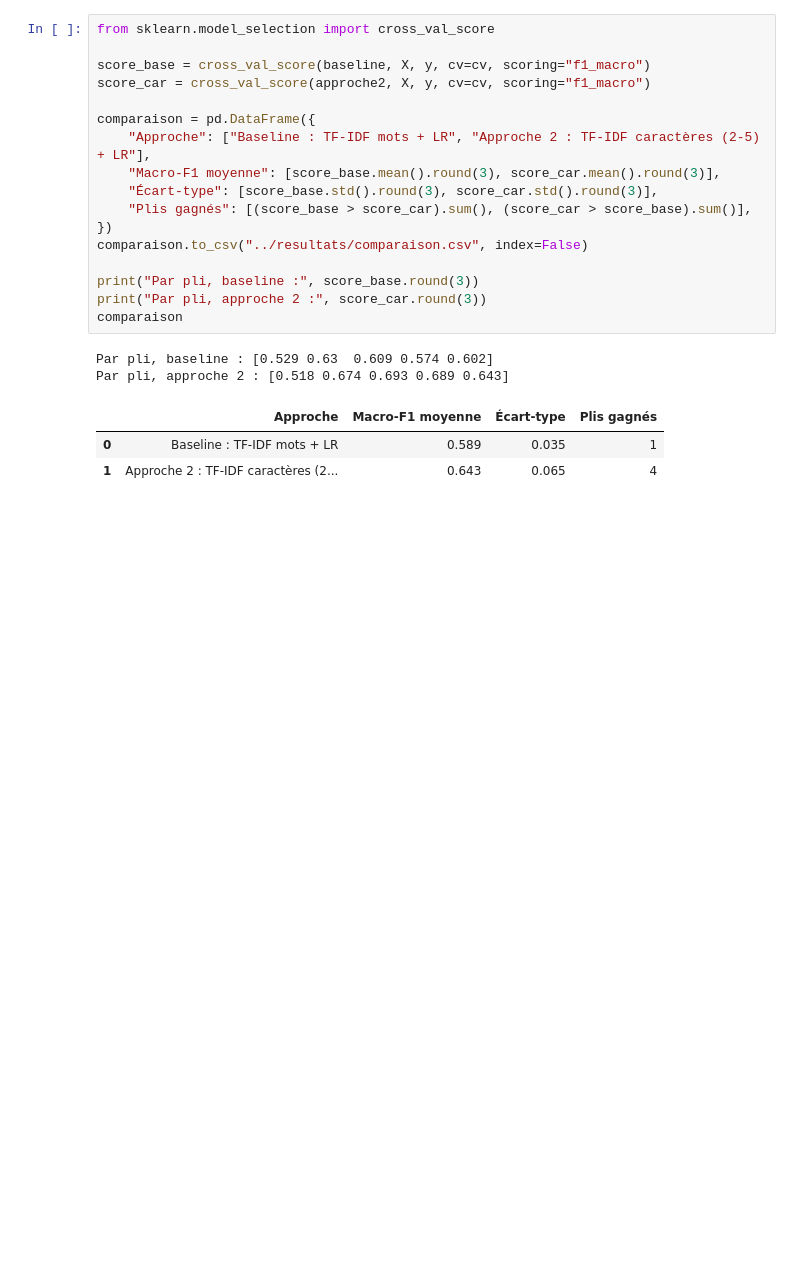
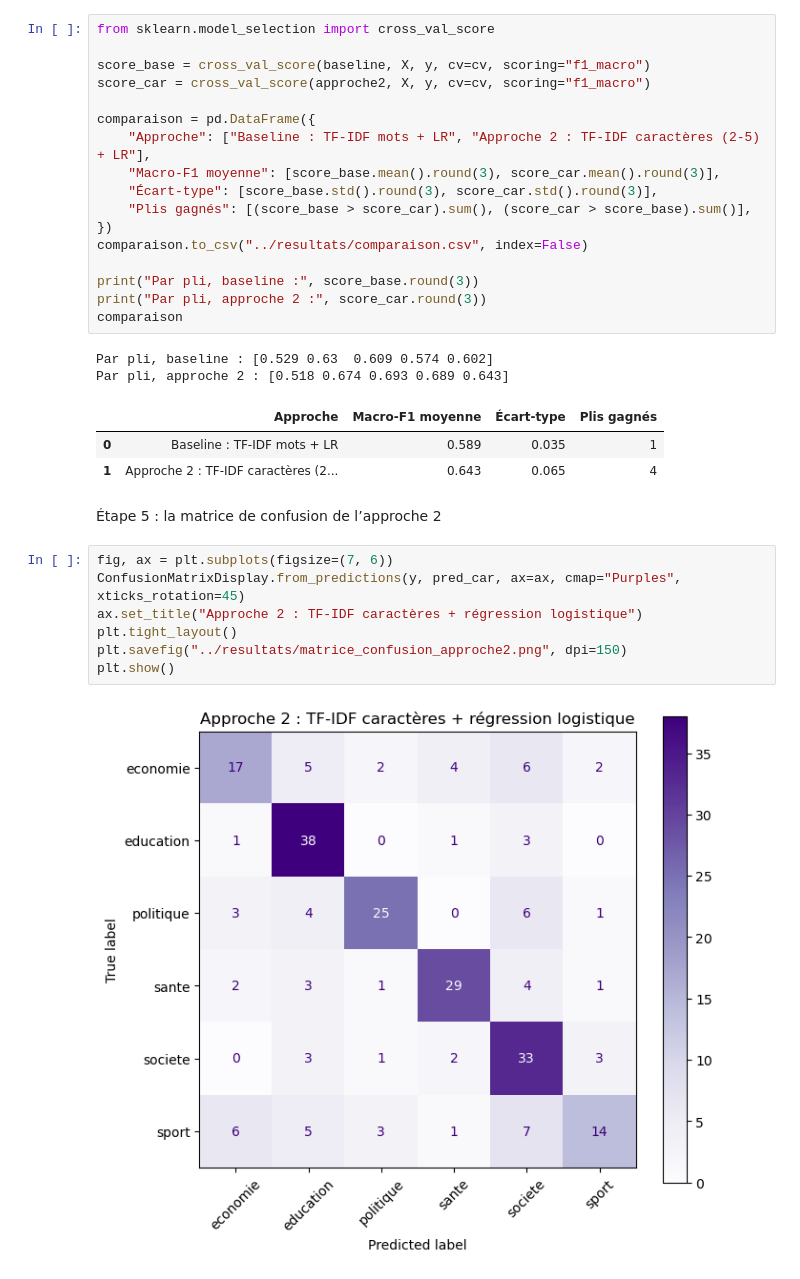
Before and after one commit to fatouu50/taln-classification-djibouti, a Jupyter notebook: notebooks/02_modeles.ipynb, the cells around one changed output. Drawn from its saved outputs; the diff is of its cells as text; blank space fills up the shorter version.

Commit message:
Matrice approche 2 et analyse de 14 erreurs, biais de source partiel

```diff
--- a/notebooks/02_modeles.ipynb
+++ b/notebooks/02_modeles.ipynb
@@ -120,3 +120,14 @@ Par pli, approche 2 : [0.518 0.674 0.693 0.689 0.643]
 |  | Approche | Macro-F1 moyenne | Écart-type | Plis gagnés |
 | 0 | Baseline : TF-IDF mots + LR | 0.589 | 0.035 | 1 |
 | 1 | Approche 2 : TF-IDF caractères (2... | 0.643 | 0.065 | 4 |
+# %% [markdown]
+Étape 5 : la matrice de confusion de l’approche 2
+# %%
+fig, ax = plt.subplots(figsize=(7, 6))
+ConfusionMatrixDisplay.from_predictions(y, pred_car, ax=ax, cmap="Purples", xticks_rotation=45)
+ax.set_title("Approche 2 : TF-IDF caractères + régression logistique")
+plt.tight_layout()
+plt.savefig("../resultats/matrice_confusion_approche2.png", dpi=150)
+plt.show()
+# %% [output]
+[figure, added]
```
Also changed, not shown: parts of 4 cells of this notebook, 2 other files.
